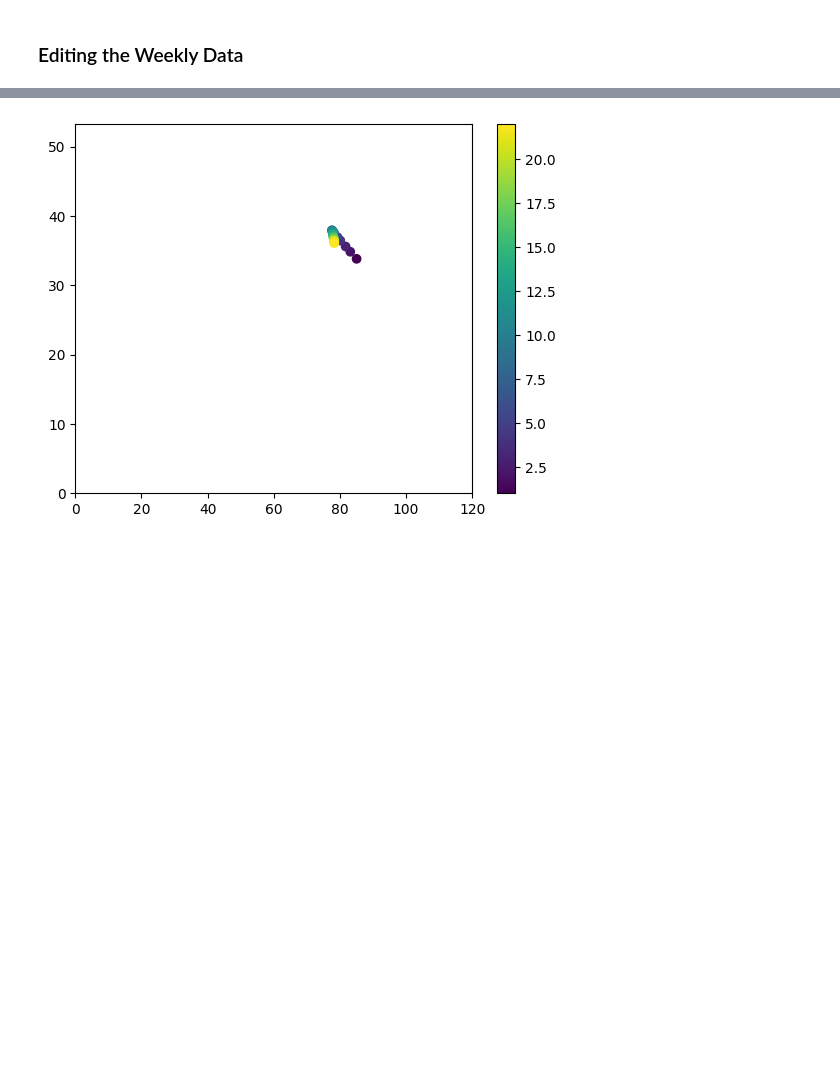
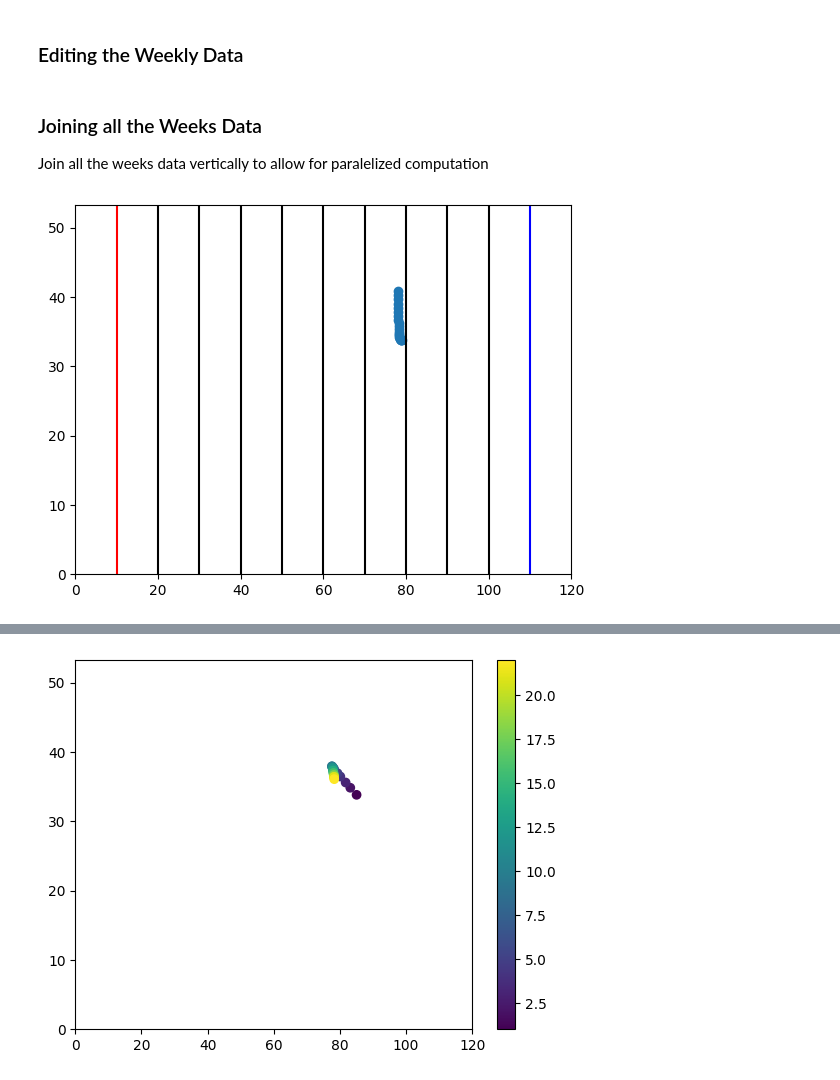
Before and after one commit to agrero/nfl-big-data-bowl-2024, a Jupyter notebook: exploratory.ipynb, the cells around one changed output, grey strips where cells are left out. Saved outputs shown, nothing was run; the diff lists cells and outputs as text; code cells hidden in the pictures; blank space fills up the shorter version.

```diff
--- a/exploratory.ipynb
+++ b/exploratory.ipynb
@@ -66,3 +69,7 @@ for filename in data_directory:
 # as a note for the future
 ## theres abouta 3 yard difference between where the ball is
 ## and where players are.
+# %% [markdown]
+### Joining all the Weeks Data
+
+Join all the weeks data vertically to allow for paralelized computation
@@ -68,0 +120,32 @@ for filename in data_directory:
+# %%
+def plot_player_movement(data, gameId, playId, nflId, plot_football=False):
+    # Filter the data based on gameId, playId, and nflId
+    game_data = data[(total_data['gameId'] == gameId) & (data['playId'] == playId) & (data['nflId'] == nflId)]
+
+    # Scatter plot of player movement
+    plt.scatter(game_data['x'], game_data['y'])
+
+    # Plotting the field
+    ## Plotting the endzones
+    plt.axvline(x=10, color='red')
+    plt.axvline(x=110, color='blue')
+
+    # Plotting the yard lines
+    for i in [20, 30, 40, 50, 60, 70, 80, 90, 100]:
+        plt.axvline(x=i, color='black')
+
+    if plot_football:
+        # Plotting the football
+        football_data = game_data[game_data['displayName'] == 'football']
+        plt.scatter(football_data['x'], football_data['y'], color='brown')
+
+    # Setting the x and y axis limits
+    plt.xlim(0, 120)
+    plt.ylim(0, 53.3)
+
+    # Display the plot
+    plt.show()
+# %%
+plot_player_movement(total_data, gameId=2022090800, playId=56, nflId=43294, plot_football=True)
+# %% [output]
+[figure, added]
```
Also changed, not shown: parts of 5 cells of this notebook.
